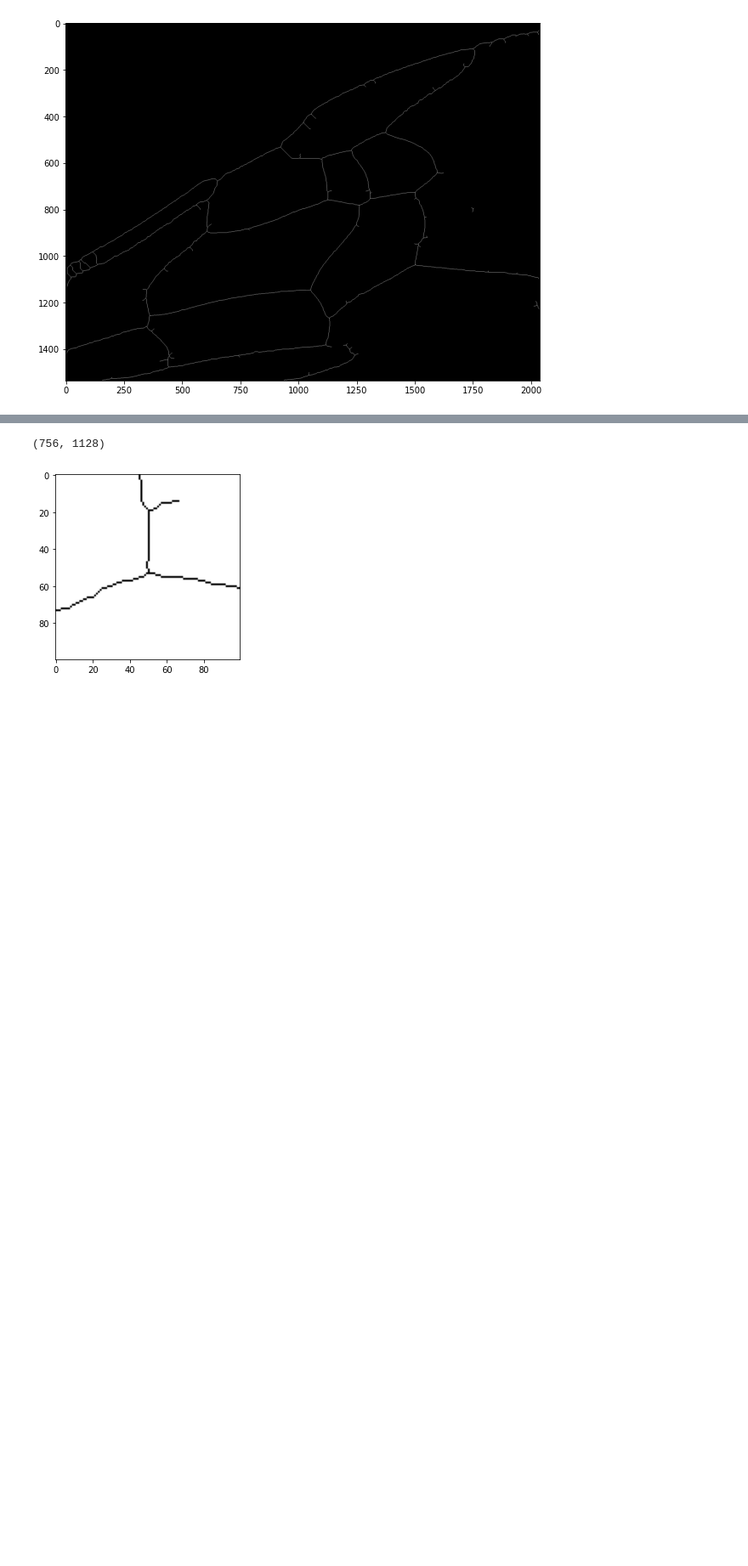
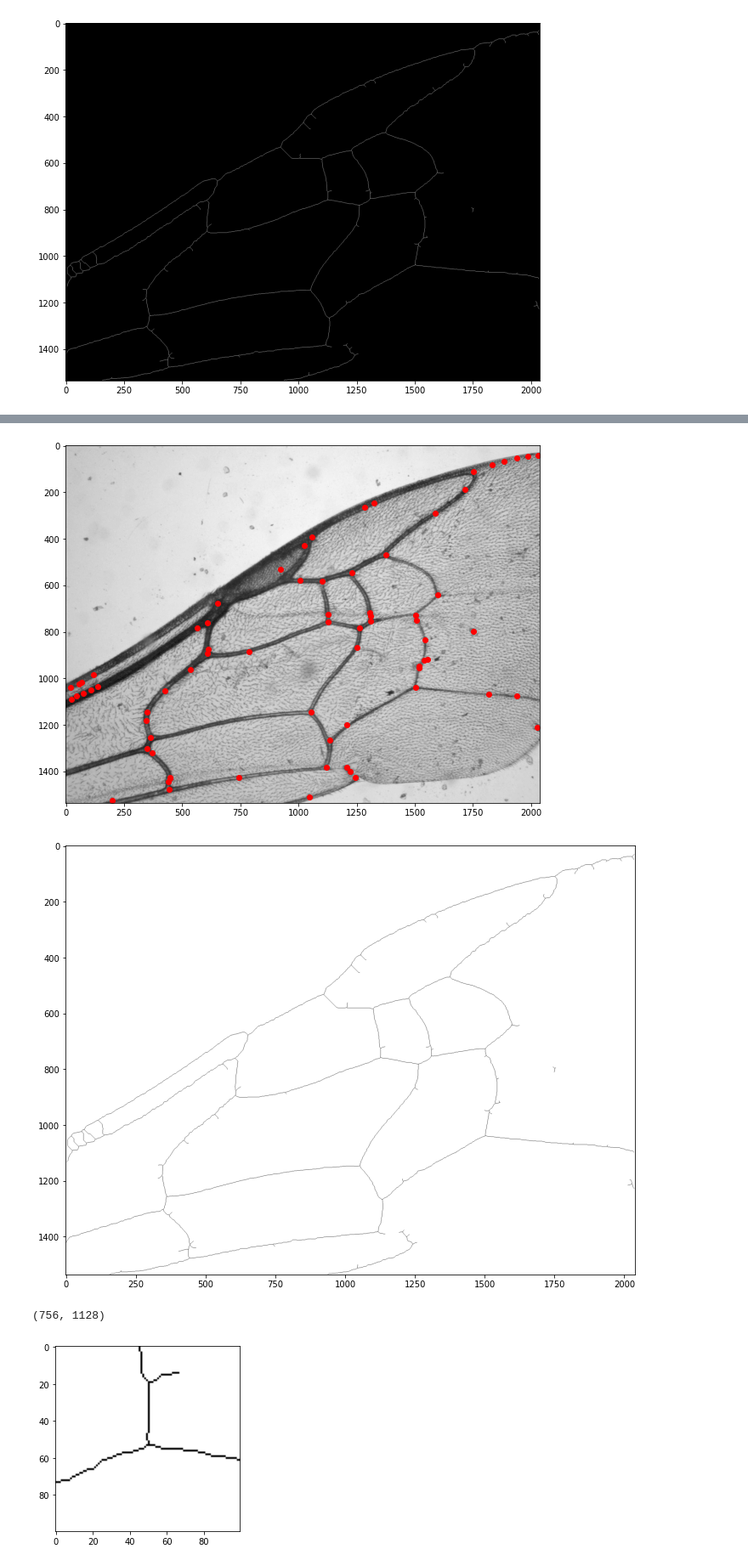
Before and after one commit to drguigui1/bee-wings-venation-matching, a Jupyter notebook: src/tests.ipynb, the cells around one changed output, grey strips where cells are left out. Shown at 85% size. Cells and saved outputs as stored; diff of their text form; code cells hidden in the pictures; blank space fills up the shorter version.

Commit message:
Branching added on skeleton, still need to find a way to remove false positive

```diff
--- a/src/tests.ipynb
+++ b/src/tests.ipynb
@@ -108,0 +115,14 @@ plt.show()
+# %%
+selems = list()
+selems.append(np.array([[0, 1, 0], [1, 1, 1], [0, 0, 0]]))
+selems.append(np.array([[1, 0, 1], [0, 1, 0], [1, 0, 0]]))
+selems.append(np.array([[1, 0, 1], [0, 1, 0], [0, 1, 0]]))
+selems.append(np.array([[0, 1, 0], [1, 1, 0], [0, 0, 1]]))
+selems.append(np.array([[0, 0, 1], [1, 1, 1], [0, 1, 0]]))
+selems = [np.rot90(selems[i], k=j) for i in range(5) for j in range(4)]
+
+selems.append(np.array([[0, 1, 0], [1, 1, 1], [0, 1, 0]]))
+selems.append(np.array([[1, 0, 1], [0, 1, 0], [1, 0, 1]]))
+# %%
+for selem in selems:
+    branches |= ndi.binary_hit_or_miss(skeleton, selem)
@@ -108,0 +133,3 @@ plt.show()
+# %%
+res = np.where(branches == True)
+res
@@ -108,0 +151,7 @@ plt.show()
+# %%
+# build pandas datafram
+data = {
+    0: list(res[0]),
+    1: list(res[1])
+}
+df_res = pd.DataFrame(data)
@@ -109,3 +174,11 @@ plt.show()
+# %%
+plot_img(gray_f_img, df_res, title='')
+plt.figure(figsize=(12,10))
+plt.imshow(np.invert(skeleton), cmap='gray')
+plt.show()
+# %% [output]
+[figure, added]
+[figure, added]
 # %%
 i, j = list(f_gt.iloc[10])
 i, j = int(i), int(j)
```
Also changed, not shown: parts of 6 cells of this notebook.
